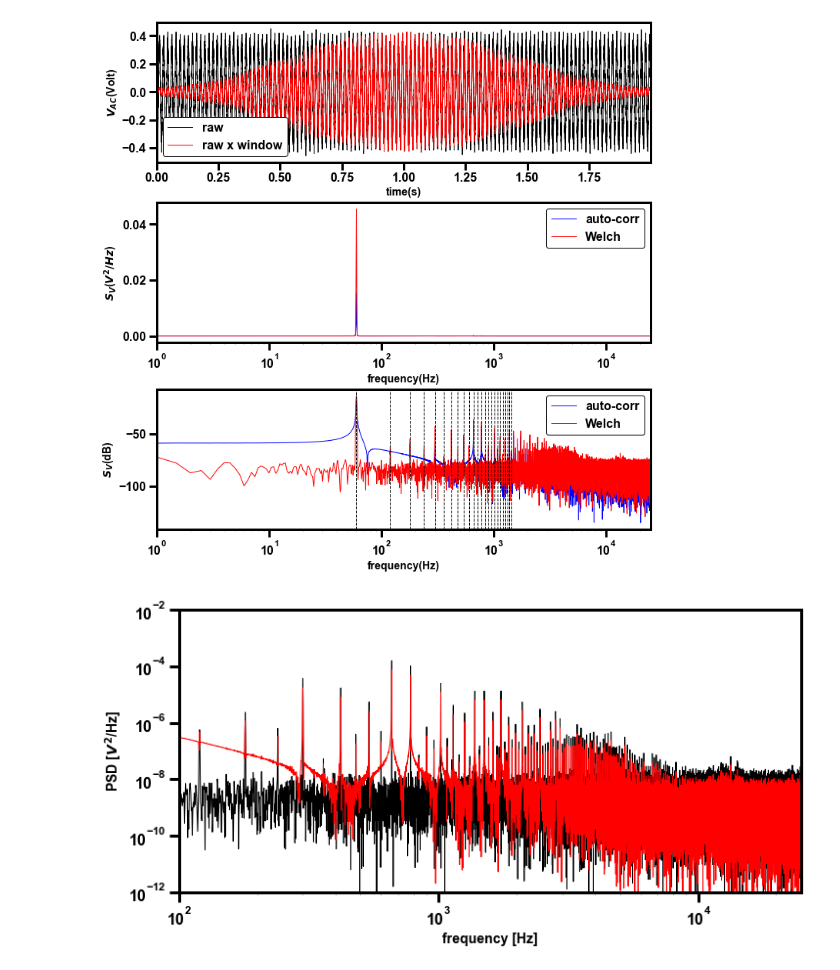
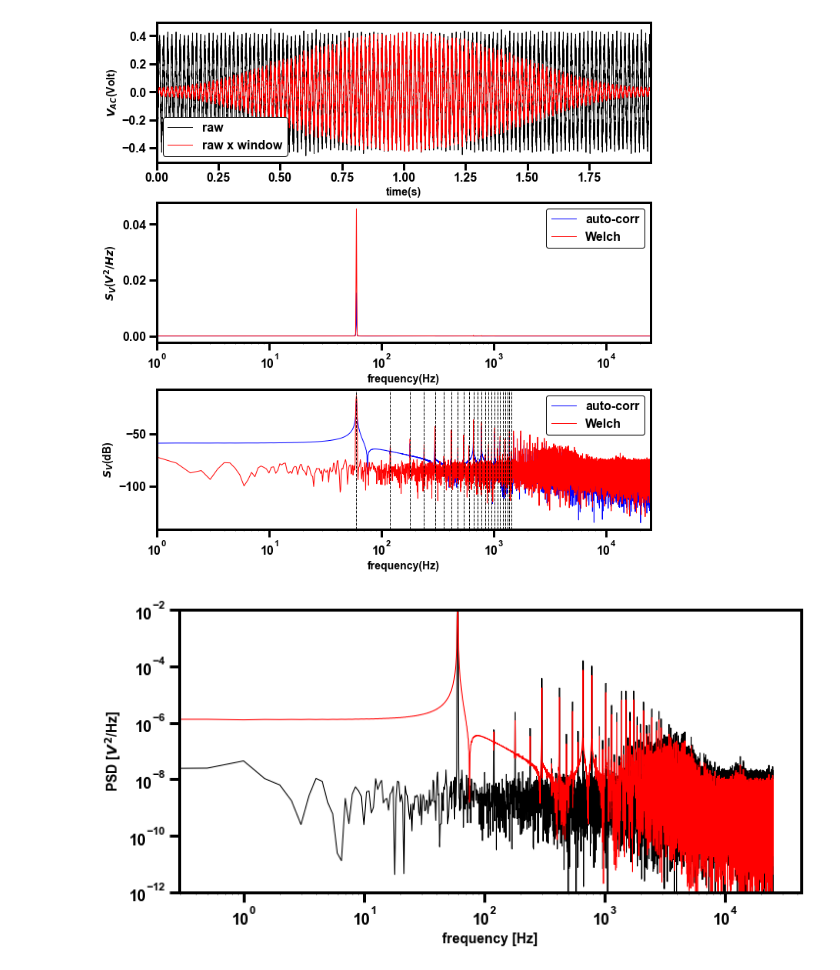
Before and after one commit to NikhilTilak/scripts, a Jupyter notebook: noise.ipynb, the cells around one changed output. Cells and saved outputs as stored; diff of their text form; code cells hidden in the pictures.

```diff
--- a/noise.ipynb
+++ b/noise.ipynb
@@ -357,15 +357,15 @@ File contains (100000, 2) points.
 # %%
 f, Pxx_den = periodogram(V, fs=sampling_rate)
 
 fig, ax = plt.subplots(1,1, figsize = (10,5), constrained_layout=True)
 ax.plot(f, Pxx_den)
 ax.plot(freq, np.absolute(S), 'r-', markersize=3, label="auto-corr")
 plt.xlabel('frequency [Hz]')
 plt.ylabel('PSD [$V^2$/Hz]')
 ax.set_xscale('log')
 ax.set_yscale('log')
 ax.set_ylim(1e-12,1e-2)
-ax.set_xlim(1e2, freq.max())
+# ax.set_xlim(1e2, freq.max())
 plt.show()
 # %% [output]
-[figure, old version]
+[figure, new version]
```
Also changed, not shown: parts of 2 cells of this notebook, 3 other files.
